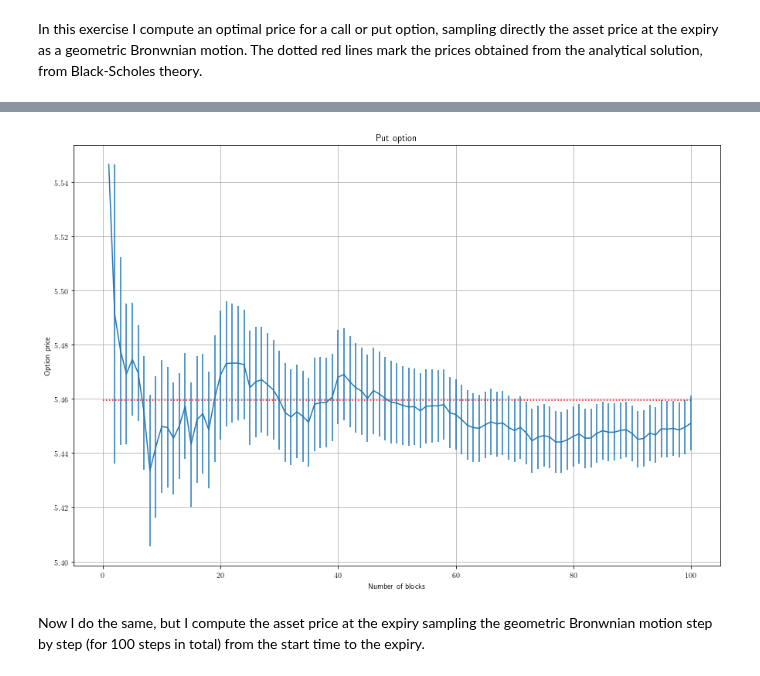
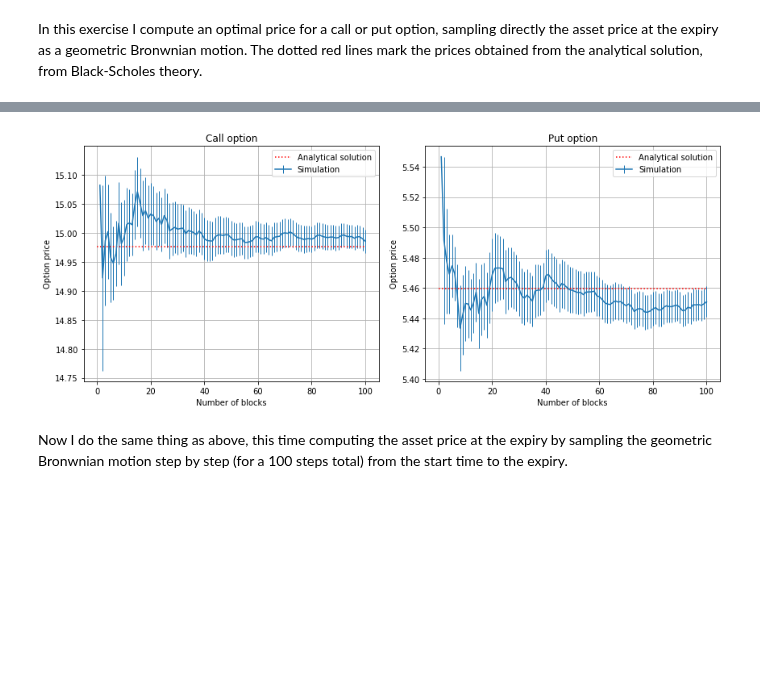
Before and after one commit to phaerrax/lab-simulazione-numerica, a Jupyter notebook: exercise03/exercise03.ipynb, the cells around one changed output, grey strips where cells are left out. Drawn from its saved outputs; the diff is of its cells as text; code cells hidden in the pictures; blank space fills up the shorter version.

```diff
--- a/exercise03/exercise03.ipynb
+++ b/exercise03/exercise03.ipynb
@@ -3,7 +3,6 @@
 # %%
 import matplotlib
 import matplotlib.pyplot as plt
-matplotlib.rcParams['text.usetex'] = True
 import numpy as np
 import math
 import string
@@ -30,14 +15,57 @@ plt.show()
-# %%
-call_avg, call_std = np.loadtxt(prefix + "put-direct-price.dat", unpack = True)
-plt.figure(figsize = (15,10))
-plt.hlines(5.4595325819072364, 0, len(call_avg), colors = "red", linestyle = "dotted")
-plt.errorbar(range(1, len(call_avg) + 1), call_avg, yerr = call_std)
-plt.title("Put option")
-plt.xlabel("Number of blocks")
-plt.ylabel("Option price")
-plt.grid(True)
-plt.show()
-# %% [output]
-[figure, removed]
+# %%
+call_avg, call_std = np.loadtxt("call_direct_price.dat", unpack = True)
+put_avg, put_std = np.loadtxt("put_direct_price.dat", unpack = True)
+
+fig, axes = plt.subplots(nrows = 1, ncols = 2, figsize = (12, 5))
+axes = axes.flatten()
+
+# Call option price plot
+axes[0].errorbar(
+    range(1, len(call_avg) + 1),
+    call_avg,
+    yerr = call_std,
+    elinewidth = 1,
+    label = "Simulation"
+)
+axes[0].hlines(
+    14.975790778311286,
+    0,
+    len(call_avg),
+    colors = "red",
+    linestyle = "dotted",
+    label = "Analytical solution"
+)
+axes[0].set_title("Call option")
+axes[0].set_xlabel("Number of blocks")
+axes[0].set_ylabel("Option price")
+axes[0].legend()
+axes[0].grid(True)
+
+# Put option price plot
+axes[1].errorbar(
+    range(1, len(put_avg) + 1),
+    put_avg,
+    yerr = put_std,
+    elinewidth = 1,
+    label = "Simulation"
+)
+axes[1].hlines(
+    5.4595325819072364,
+    0,
+    len(put_avg),
+    colors = "red",
+    linestyle = "dotted",
+    label = "Analytical solution"
+)
+axes[1].set_title("Put option")
+axes[1].set_xlabel("Number of blocks")
+axes[1].set_ylabel("Option price")
+axes[1].legend()
+axes[1].grid(True)
+
+fig.tight_layout()
+plt.show()
+# %% [output]
+[figure, added]
 # %% [markdown]
-Now I do the same, but I compute the asset price at the expiry sampling the geometric Bronwnian motion step by step (for 100 steps in total) from the start time to the expiry.
+Now I do the same thing as above, this time computing the asset price at the expiry by sampling the geometric Bronwnian motion step by step (for a 100 steps total) from the start time to the expiry.
```
Also changed, not shown: parts of 5 cells of this notebook, 8 other files.
